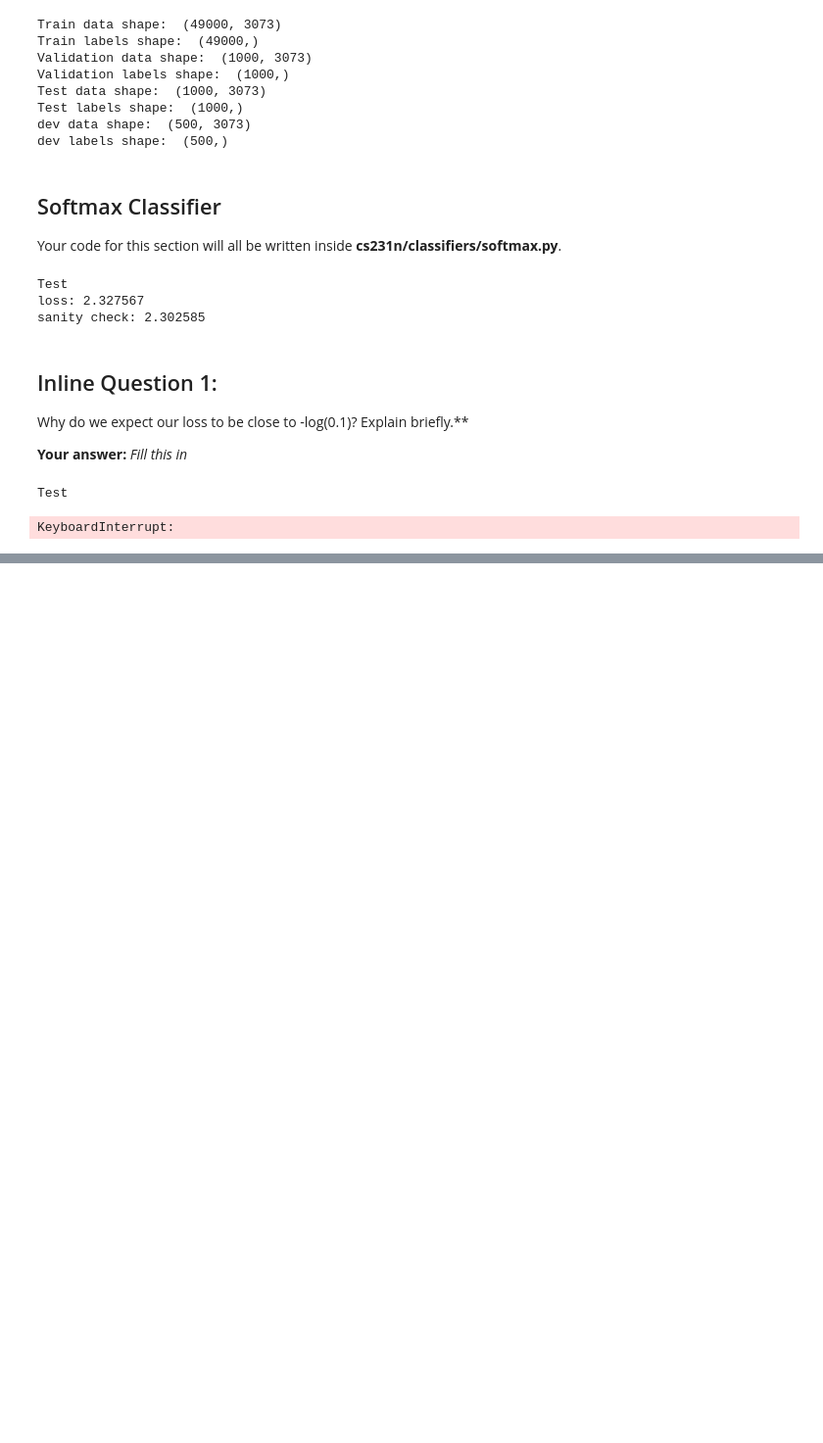
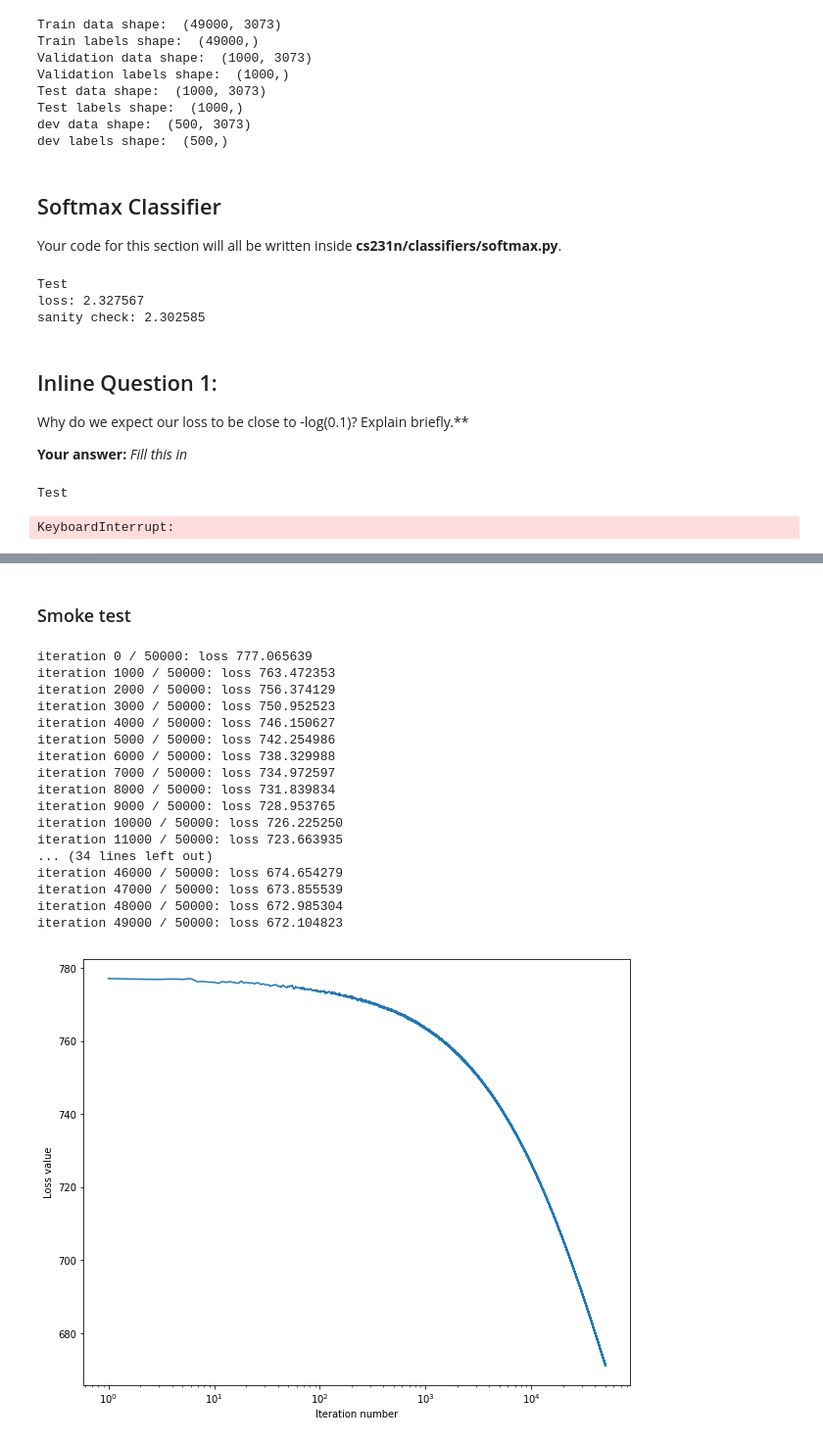
Before and after one commit to PhySci/cs231, a Jupyter notebook: assignment1/softmax.ipynb, the cells around one changed output, grey strips where cells are left out. Shown: that part at 98% size. Cells and saved outputs as stored; diff of their text form; code cells hidden in the pictures; blank space fills up the shorter version.

```diff
--- a/assignment1/softmax.ipynb
+++ b/assignment1/softmax.ipynb
@@ -194,5 +194,39 @@ vectorized loss: 2.327567e+00 computed in 0.002507s
 Loss difference: 0.000000
 Gradient difference: 0.000000
+# %% [markdown]
+### Smoke test
+# %%
+svm = Softmax()
+tic = time.time()
+loss_hist = svm.train(X_train, y_train, learning_rate=1e-7, reg=2.5e4, num_iters=50000, verbose=True)
+toc = time.time()
+#print('That took %fs' % (toc - tic))
+
+# A useful debugging strategy is to plot the loss as a function of
+# iteration number:
+plt.semilogx(loss_hist)
+plt.xlabel('Iteration number')
+plt.ylabel('Loss value')
+plt.show()
+# %% [output]
+iteration 0 / 50000: loss 777.065639
+iteration 1000 / 50000: loss 763.472353
+iteration 2000 / 50000: loss 756.374129
+iteration 3000 / 50000: loss 750.952523
+iteration 4000 / 50000: loss 746.150627
+iteration 5000 / 50000: loss 742.254986
+iteration 6000 / 50000: loss 738.329988
+iteration 7000 / 50000: loss 734.972597
+iteration 8000 / 50000: loss 731.839834
+iteration 9000 / 50000: loss 728.953765
+iteration 10000 / 50000: loss 726.225250
+iteration 11000 / 50000: loss 723.663935
+... (34 lines left out)
+iteration 46000 / 50000: loss 674.654279
+iteration 47000 / 50000: loss 673.855539
+iteration 48000 / 50000: loss 672.985304
+iteration 49000 / 50000: loss 672.104823
+[figure, added]
 # %%
 # Use the validation set to tune hyperparameters (regularization strength and
 # learning rate). You should experiment with different ranges for the learning
```
Also changed, not shown: parts of 5 cells of this notebook, 1 other file.
